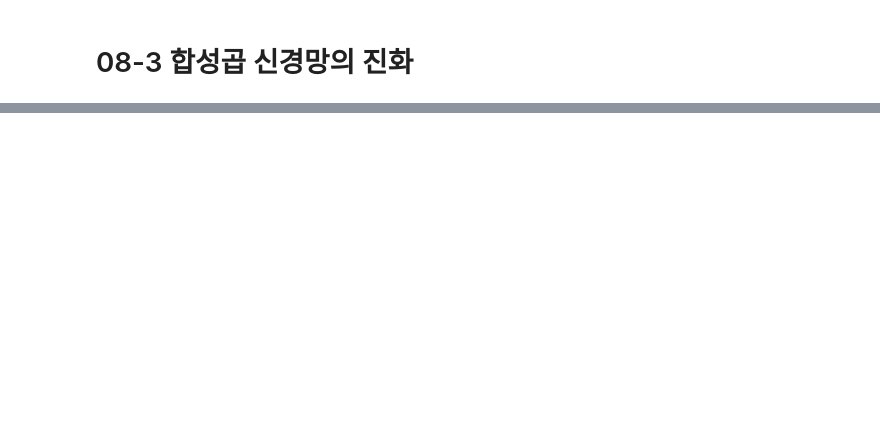
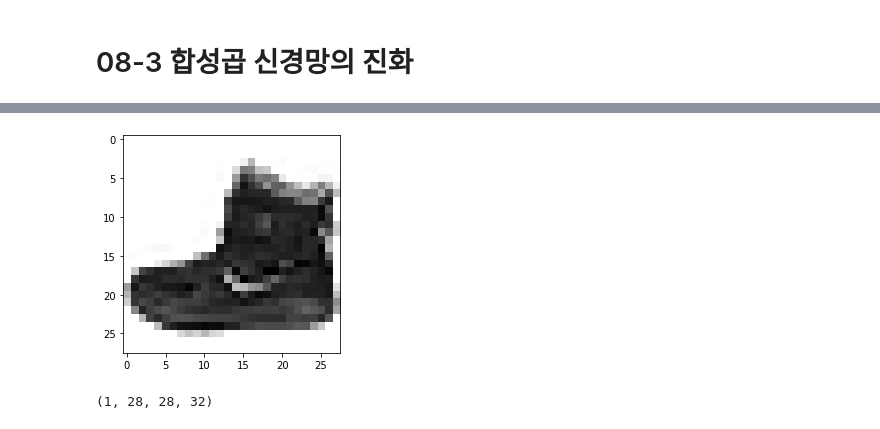
Before and after one commit to henney3765/MLDL_studyalone, a Jupyter notebook: 08_이미지를위한인공신경망.ipynb, the cells around one changed output, grey strips where cells are left out. Cells and saved outputs as stored; diff of their text form; code cells hidden in the pictures; blank space fills up the shorter version.

```diff
--- a/08_이미지를위한인공신경망.ipynb
+++ b/08_이미지를위한인공신경망.ipynb
@@ -166,0 +247,6 @@ model.evaluate(test_scaled, test_target)
+# %%
+(train_input, train_target), (test_input, test_target) = keras.datasets.fashion_mnist.load_data()
+plt.imshow(train_input[0], cmap='gray_r')
+plt.show()
+# %% [output]
+[figure, added]
@@ -166,0 +256,4 @@ model.evaluate(test_scaled, test_target)
+# %%
+print(feature_maps.shape)
+# %% [output]
+(1, 28, 28, 32)
```
Also changed, not shown: parts of 28 cells of this notebook.
